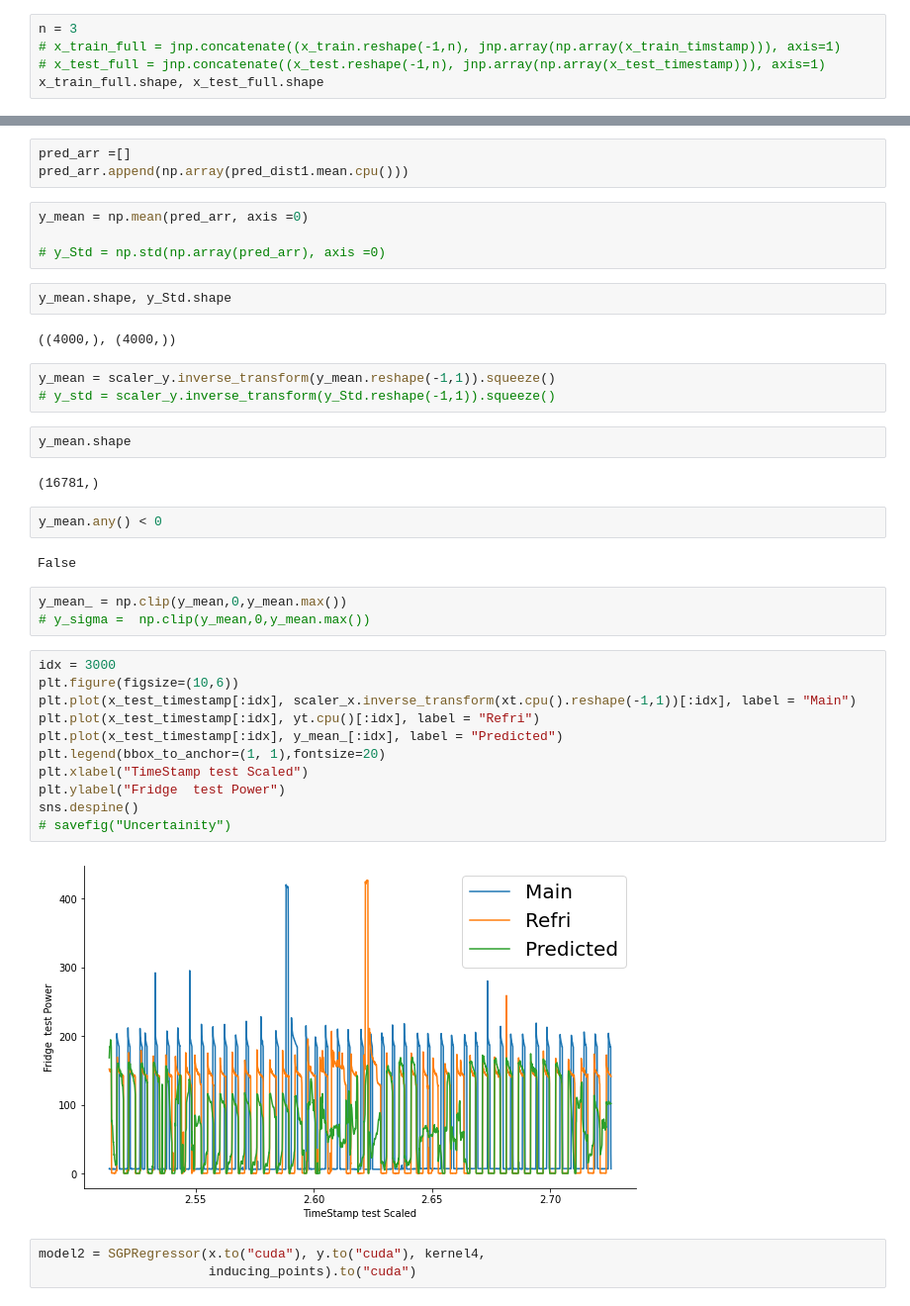
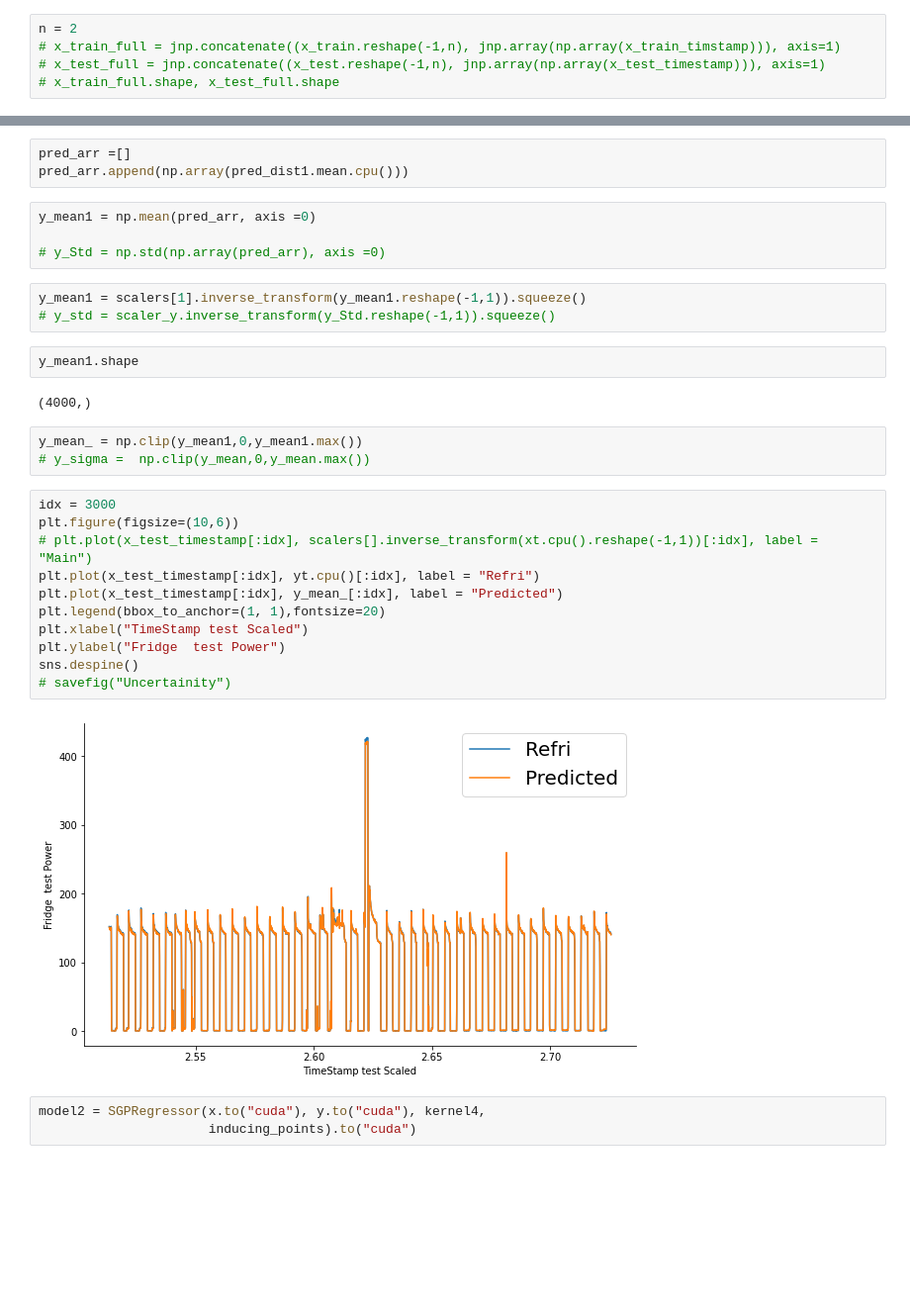
Before and after one commit to Aadesh-1404/nilm-gaussian-process, a Jupyter notebook: AAAI/gp_mean_std_.ipynb, the cells around one changed output, grey strips where cells are left out. Shown at 99% size. Cells and saved outputs as stored; diff of their text form; blank space fills up the shorter version.

Commit message:
Main Updates

```diff
--- a/AAAI/gp_mean_std_.ipynb
+++ b/AAAI/gp_mean_std_.ipynb
@@ -199,7 +218,7 @@ x_train, y_train, x_test, y_test, x_train_features, x_test_features, x_train_tim
 x_train_full = jnp.concatenate((x_train_features, jnp.array(np.array(x_train_timstamp))), axis=1)
 x_test_full = jnp.concatenate((x_test_features, jnp.array(np.array(x_test_timestamp))), axis=1)
 # %%
-n = 3
+n = 2
 # x_train_full = jnp.concatenate((x_train.reshape(-1,n), jnp.array(np.array(x_train_timstamp))), axis=1)
 # x_test_full = jnp.concatenate((x_test.reshape(-1,n), jnp.array(np.array(x_test_timestamp))), axis=1)
-x_train_full.shape, x_test_full.shape
+# x_train_full.shape, x_test_full.shape
@@ -370,40 +387,32 @@ torch.Size([4000])
 pred_arr =[]
 pred_arr.append(np.array(pred_dist1.mean.cpu()))
 # %%
-y_mean = np.mean(pred_arr, axis =0)
+y_mean1 = np.mean(pred_arr, axis =0)
 
 # y_Std = np.std(np.array(pred_arr), axis =0)
-# %%
-y_mean.shape, y_Std.shape
-# %% [output]
-((4000,), (4000,))
 # %%
-y_mean = scaler_y.inverse_transform(y_mean.reshape(-1,1)).squeeze()
+y_mean1 = scalers[1].inverse_transform(y_mean1.reshape(-1,1)).squeeze()
 # y_std = scaler_y.inverse_transform(y_Std.reshape(-1,1)).squeeze()
 # %%
-y_mean.shape
+y_mean1.shape
 # %% [output]
-(16781,)
+(4000,)
-# %%
-y_mean.any() < 0
-# %% [output]
-False
 # %%
-y_mean_ = np.clip(y_mean,0,y_mean.max())
+y_mean_ = np.clip(y_mean1,0,y_mean1.max())
 # y_sigma =  np.clip(y_mean,0,y_mean.max())
 # %%
 idx = 3000
 plt.figure(figsize=(10,6))
-plt.plot(x_test_timestamp[:idx], scaler_x.inverse_transform(xt.cpu().reshape(-1,1))[:idx], label = "Main")
+# plt.plot(x_test_timestamp[:idx], scalers[].inverse_transform(xt.cpu().reshape(-1,1))[:idx], label = "Main")
 plt.plot(x_test_timestamp[:idx], yt.cpu()[:idx], label = "Refri")
 plt.plot(x_test_timestamp[:idx], y_mean_[:idx], label = "Predicted")
 plt.legend(bbox_to_anchor=(1, 1),fontsize=20)
 plt.xlabel("TimeStamp test Scaled")
 plt.ylabel("Fridge  test Power")
 sns.despine()
 # savefig("Uncertainity")
 # %% [output]
-[figure, old version]
+[figure, new version]
 # %%
 model2 = SGPRegressor(x.to("cuda"), y.to("cuda"), kernel4,
                       inducing_points).to("cuda")
```
Also changed, not shown: parts of 34 cells of this notebook, 5 other files.
